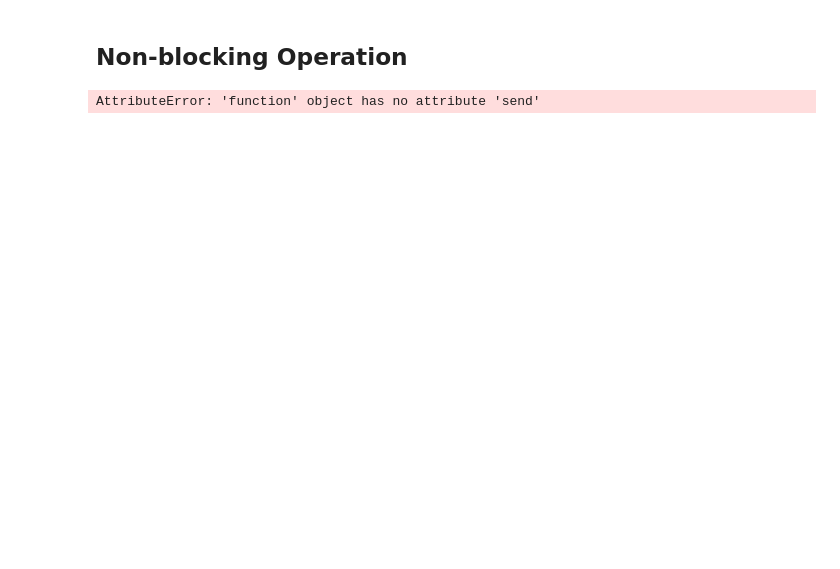
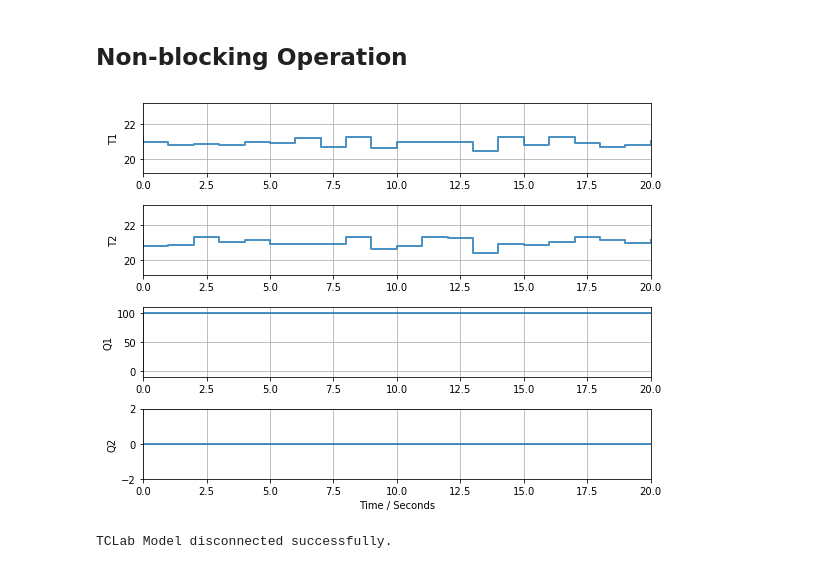
Before and after one commit to jckantor/TCLab, a Jupyter notebook: notebooks/Graphics Testing.ipynb, the cells around one changed output. Cells and saved outputs as stored; diff of their text form; code cells hidden in the pictures; blank space fills up the shorter version.

Commit message:
some experiments with threading

```diff
--- a/notebooks/Graphics Testing.ipynb
+++ b/notebooks/Graphics Testing.ipynb
@@ -53,18 +53,33 @@ def clock(tperiod):
 
 def bar():
     clock.send(2)
-# %%
-from tclab import TCLab, Historian, Plotter
-import threading, time
-
-
-def update(tperiod):
-    t = 0
-    while t <= 3:
-        yield
-        print(t)
-        t += 1
-# %%
-bar()
-# %% [output]
-AttributeError: 'function' object has no attribute 'send'
+# %%
+from tclab import TCLabModel,  Historian, Plotter
+import threading, time
+
+tstep = 1
+tperiod = 20
+
+tstart = time.time()
+tfinish = tstart + tperiod
+tnext = tstart
+
+a = TCLabModel()
+h = Historian(a.sources)
+p = Plotter(h,20)
+a.U1 = 100
+
+
+def tasks(tnext):
+    global tnext, tfinish, tstep
+    p.update(tnext-tstart)
+    tnext = tnext + tstep
+    if tnext <= tfinish:
+        threading.Timer(tnext-time.time(), update).start()
+    else:
+        a.close()
+
+update()
+# %% [output]
+[figure, added]
+TCLab Model disconnected successfully.
```
Also changed, not shown: parts of 5 cells of this notebook.
